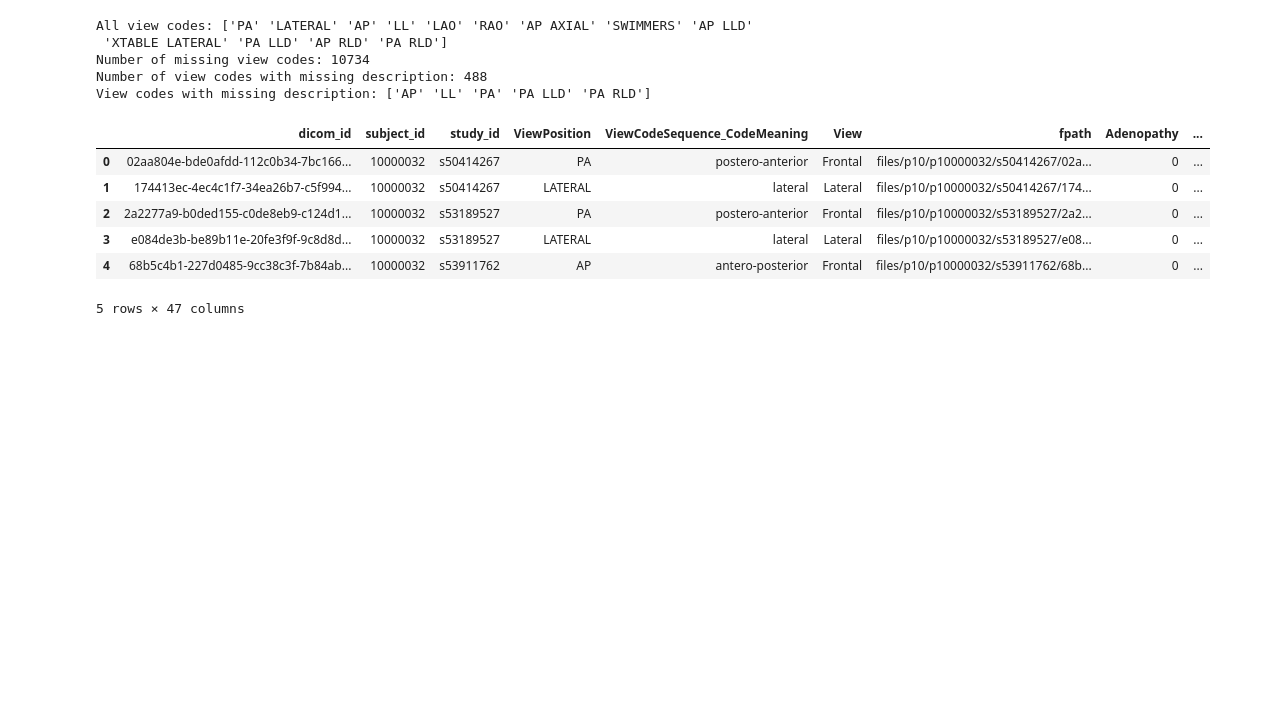
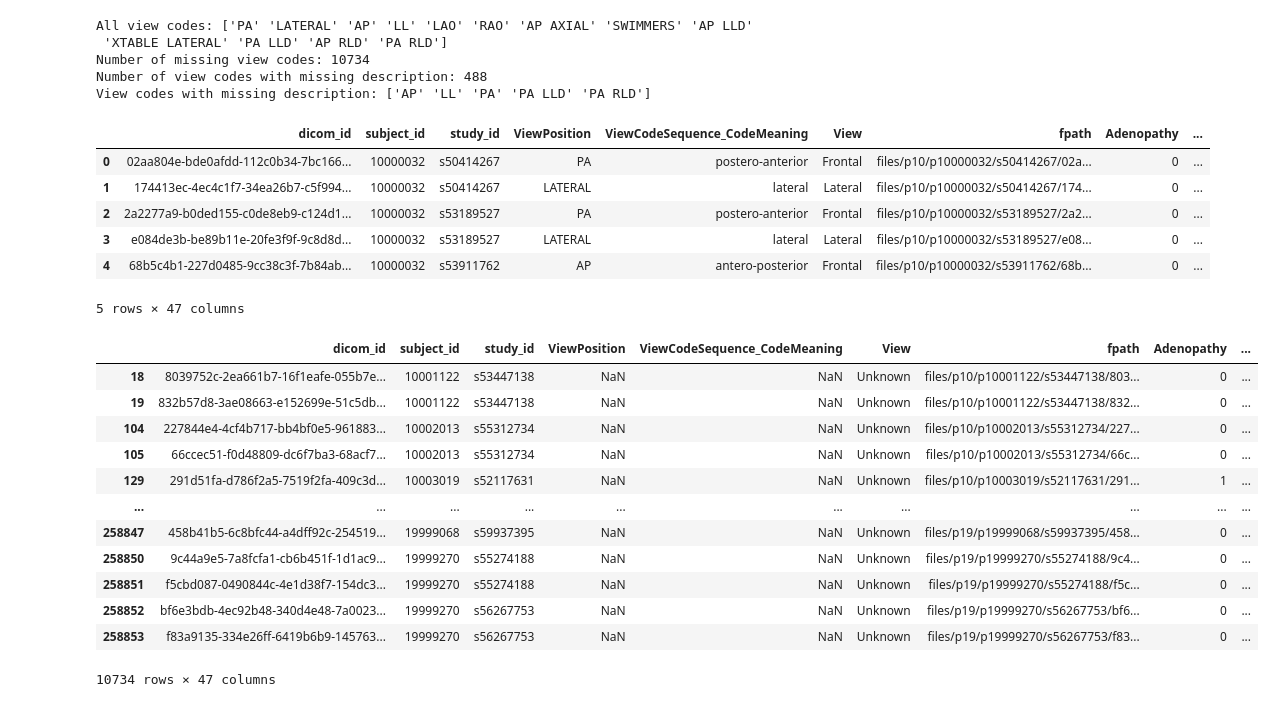
Before and after one commit to UoS-HDS/cxr-lt-diss, a Jupyter notebook: prelim_analysis.ipynb, the cells around one changed output. Drawn from its saved outputs; the diff is of its cells as text; code cells hidden in the pictures; blank space fills up the shorter version.

```diff
--- a/prelim_analysis.ipynb
+++ b/prelim_analysis.ipynb
@@ -173,3 +231,19 @@ View codes with missing description: ['AP' 'LL' 'PA' 'PA LLD' 'PA RLD']
 | 3 | e084de3b-be89b11e-20fe3f9f-9c8d8d... | 10000032 | s53189527 | LATERAL | lateral | Lateral | files/p10/p10000032/s53189527/e08... | 0 | ... |
 | 4 | 68b5c4b1-227d0485-9cc38c3f-7b84ab... | 10000032 | s53911762 | AP | antero-posterior | Frontal | files/p10/p10000032/s53911762/68b... | 0 | ... |
 5 rows × 47 columns
+# %%
+train_df[train_df["ViewPosition"].isna()]
+# %% [output]
+|  | dicom_id | subject_id | study_id | ViewPosition | ViewCodeSequence_CodeMeaning | View | fpath | Adenopathy | ... |
+| 18 | 8039752c-2ea661b7-16f1eafe-055b7e... | 10001122 | s53447138 | NaN | NaN | Unknown | files/p10/p10001122/s53447138/803... | 0 | ... |
+| 19 | 832b57d8-3ae08663-e152699e-51c5db... | 10001122 | s53447138 | NaN | NaN | Unknown | files/p10/p10001122/s53447138/832... | 0 | ... |
+| 104 | 227844e4-4cf4b717-bb4bf0e5-961883... | 10002013 | s55312734 | NaN | NaN | Unknown | files/p10/p10002013/s55312734/227... | 0 | ... |
+| 105 | 66ccec51-f0d48809-dc6f7ba3-68acf7... | 10002013 | s55312734 | NaN | NaN | Unknown | files/p10/p10002013/s55312734/66c... | 0 | ... |
+| 129 | 291d51fa-d786f2a5-7519f2fa-409c3d... | 10003019 | s52117631 | NaN | NaN | Unknown | files/p10/p10003019/s52117631/291... | 1 | ... |
+| ... | ... | ... | ... | ... | ... | ... | ... | ... | ... |
+| 258847 | 458b41b5-6c8bfc44-a4dff92c-254519... | 19999068 | s59937395 | NaN | NaN | Unknown | files/p19/p19999068/s59937395/458... | 0 | ... |
+| 258850 | 9c44a9e5-7a8fcfa1-cb6b451f-1d1ac9... | 19999270 | s55274188 | NaN | NaN | Unknown | files/p19/p19999270/s55274188/9c4... | 0 | ... |
+| 258851 | f5cbd087-0490844c-4e1d38f7-154dc3... | 19999270 | s55274188 | NaN | NaN | Unknown | files/p19/p19999270/s55274188/f5c... | 0 | ... |
+| 258852 | bf6e3bdb-4ec92b48-340d4e48-7a0023... | 19999270 | s56267753 | NaN | NaN | Unknown | files/p19/p19999270/s56267753/bf6... | 0 | ... |
+| 258853 | f83a9135-334e26ff-6419b6b9-145763... | 19999270 | s56267753 | NaN | NaN | Unknown | files/p19/p19999270/s56267753/f83... | 0 | ... |
+10734 rows × 47 columns
```
Also changed, not shown: parts of 20 cells of this notebook.
